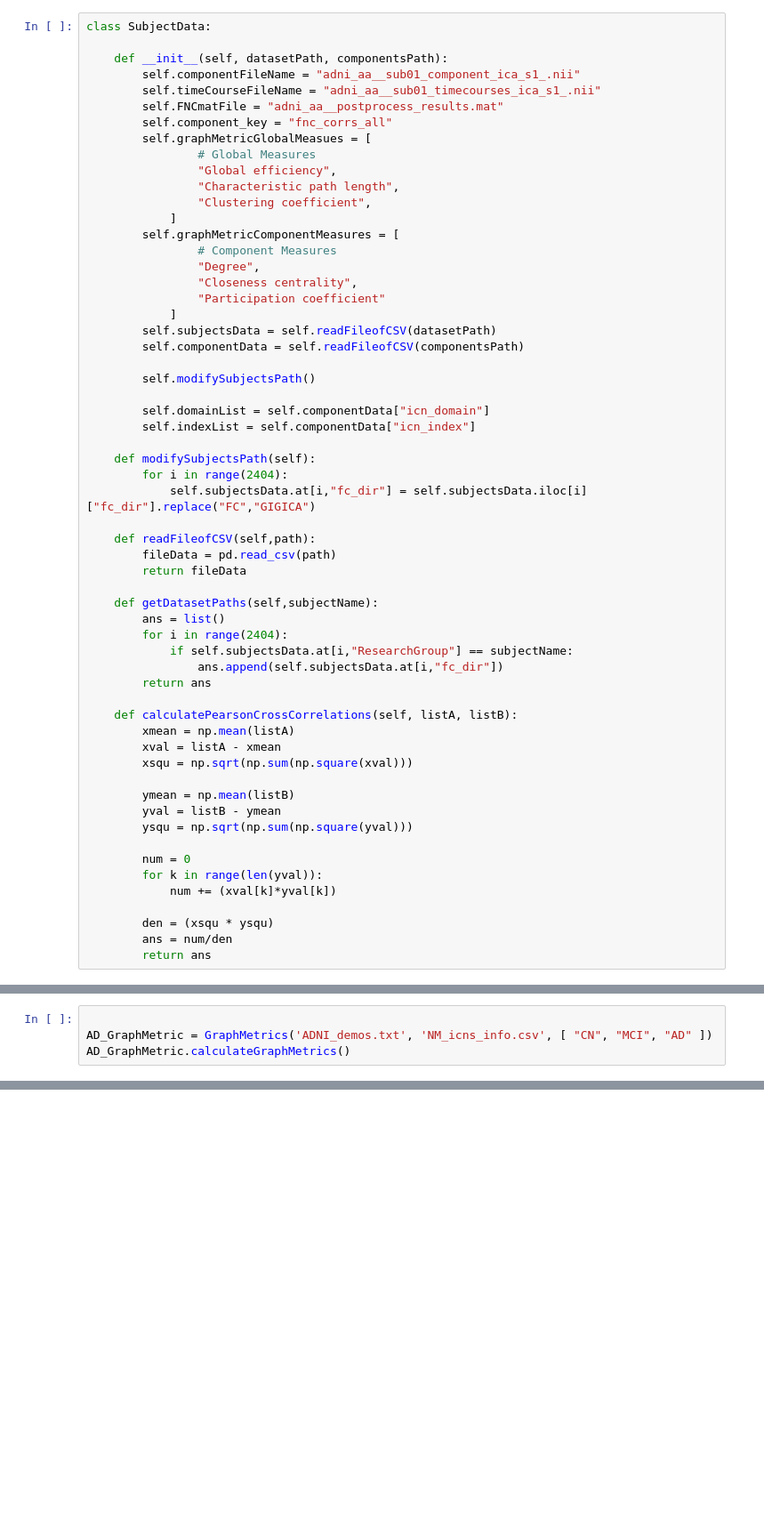
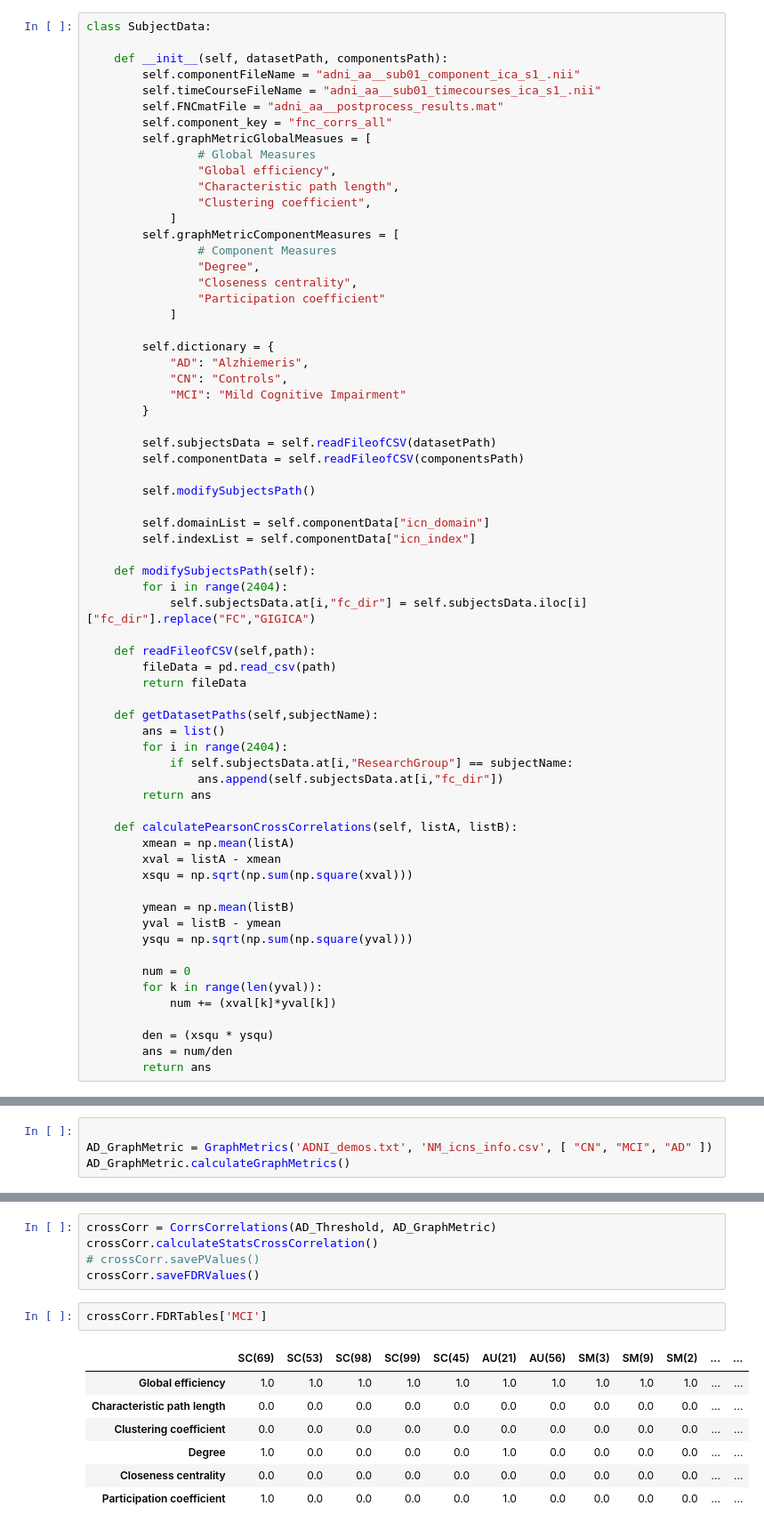
Before and after one commit to Sahithi-Kolla/Project-Alzhiemeris-Analysis, a Jupyter notebook: Alzhiemeris_Threshold.ipynb, the cells around one changed output, grey strips where cells are left out. Shown: that part at 89% size. Saved outputs shown, nothing was run; the diff lists cells and outputs as text; blank space fills up the shorter version.

Commit message:
P-Values: 	- Added new class for storing the cross-correlation values 	- Added library for pearson cross-correlation 	- Added library for computing p-values as well as False Discovery Rate (FDR)

```diff
--- a/Alzhiemeris_Threshold.ipynb
+++ b/Alzhiemeris_Threshold.ipynb
@@ -48,6 +51,13 @@ class SubjectData:
                 "Closeness centrality",
                 "Participation coefficient"
             ]
+
+        self.dictionary = {
+            "AD": "Alzhiemeris",
+            "CN": "Controls",
+            "MCI": "Mild Cognitive Impairment"
+        }
+
         self.subjectsData = self.readFileofCSV(datasetPath)
         self.componentData = self.readFileofCSV(componentsPath)
 
@@ -288,0 +333,15 @@ for subjectName in AD_GraphMetric.subjectsToCalculate:
+# %%
+crossCorr = CorrsCorrelations(AD_Threshold, AD_GraphMetric)
+crossCorr.calculateStatsCrossCorrelation()
+# crossCorr.savePValues()
+crossCorr.saveFDRValues()
+# %%
+crossCorr.FDRTables['MCI']
+# %% [output]
+|  | SC(69) | SC(53) | SC(98) | SC(99) | SC(45) | AU(21) | AU(56) | SM(3) | SM(9) | SM(2) | ... | ... |
+| Global efficiency | 1.0 | 1.0 | 1.0 | 1.0 | 1.0 | 1.0 | 1.0 | 1.0 | 1.0 | 1.0 | ... | ... |
+| Characteristic path length | 0.0 | 0.0 | 0.0 | 0.0 | 0.0 | 0.0 | 0.0 | 0.0 | 0.0 | 0.0 | ... | ... |
+| Clustering coefficient | 0.0 | 0.0 | 0.0 | 0.0 | 0.0 | 0.0 | 0.0 | 0.0 | 0.0 | 0.0 | ... | ... |
+| Degree | 1.0 | 0.0 | 0.0 | 0.0 | 0.0 | 1.0 | 0.0 | 0.0 | 0.0 | 0.0 | ... | ... |
+| Closeness centrality | 0.0 | 0.0 | 0.0 | 0.0 | 0.0 | 0.0 | 0.0 | 0.0 | 0.0 | 0.0 | ... | ... |
+| Participation coefficient | 1.0 | 0.0 | 0.0 | 0.0 | 0.0 | 1.0 | 0.0 | 0.0 | 0.0 | 0.0 | ... | ... |
```
Also changed, not shown: parts of 11 cells of this notebook.
